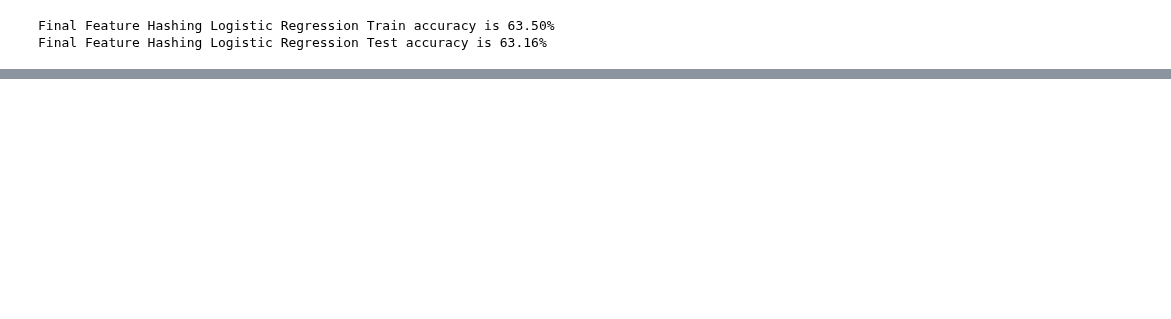
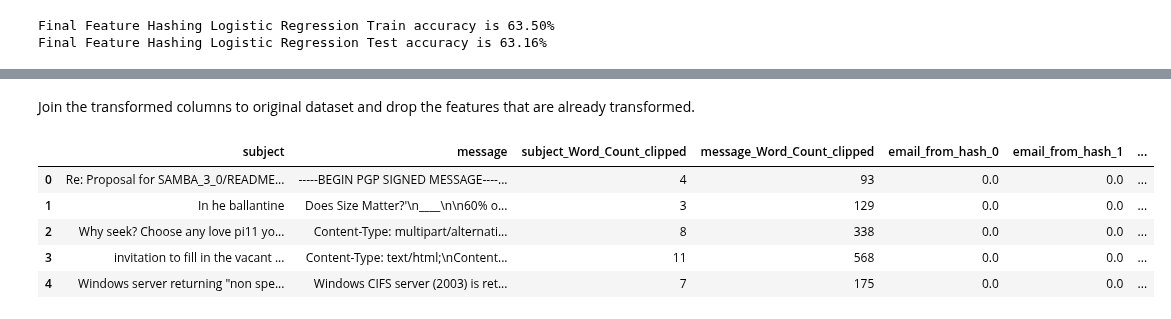
Before and after one commit to dfrancis-tech/email_spam, a Jupyter notebook: Feature_Engineering.ipynb, the cells around one changed output, grey strips where cells are left out. Drawn from its saved outputs; the diff is of its cells as text; code cells hidden in the pictures; blank space fills up the shorter version.

Commit message:
one hot encode host and domain

```diff
--- a/Feature_Engineering.ipynb
+++ b/Feature_Engineering.ipynb
@@ -686,0 +694,4 @@ The shape of X_validation is (5600, 76)
+# %%
+# Separate the columns to one hot encode
+X_train_oneHot = X_train[['from_host', 'from_domain']]
+X_train_oneHot.head()
@@ -686,0 +707,16 @@ The shape of X_validation is (5600, 76)
+# %%
+# Create the column transformations list + columns to which to apply
+col_transforms = [('host_transform', OneHotEncoder(), ['from_host']),
+                ('domain_transform', OneHotEncoder(), ['from_domain'])]
+# Create the column transformer
+col_trans = ColumnTransformer(col_transforms)
+
+# Fit
+col_trans.fit(X_train_oneHot)
+
+# Apply the transformations
+transformed = col_trans.transform(X_train_oneHot)
+
+# Put in a DataFrame
+transformed_df = pd.DataFrame(transformed.toarray(), columns=col_trans.get_feature_names_out())
+transformed_df.head()
@@ -686,0 +730,16 @@ The shape of X_validation is (5600, 76)
+# %% [markdown]
+Join the transformed columns to original dataset and drop the features that are already transformed.
+# %%
+# Concatenate transformed_df to X_train along axis 1 (columns)
+X_train = pd.concat([X_train, transformed_df], axis=1)
+
+# Drop the 'from_host' and 'from_domain' columns from X_train
+X_train.drop(['from_host', 'from_domain'], axis=1, inplace=True)
+X_train.head()
+# %% [output]
+|  | subject | message | subject_Word_Count_clipped | message_Word_Count_clipped | email_from_hash_0 | email_from_hash_1 | ... |
+| 0 | Re: Proposal for SAMBA_3_0/README... | -----BEGIN PGP SIGNED MESSAGE----... | 4 | 93 | 0.0 | 0.0 | ... |
+| 1 | In he ballantine | Does Size Matter?'\n____\n\n60% o... | 3 | 129 | 0.0 | 0.0 | ... |
+| 2 | Why seek? Choose any love pi11 yo... | Content-Type: multipart/alternati... | 8 | 338 | 0.0 | 0.0 | ... |
+| 3 | invitation to fill in the vacant ... | Content-Type: text/html;\nContent... | 11 | 568 | 0.0 | 0.0 | ... |
+| 4 | Windows server returning "non spe... | Windows CIFS server (2003) is ret... | 7 | 175 | 0.0 | 0.0 | ... |
```
Also changed, not shown: parts of 34 cells of this notebook.
